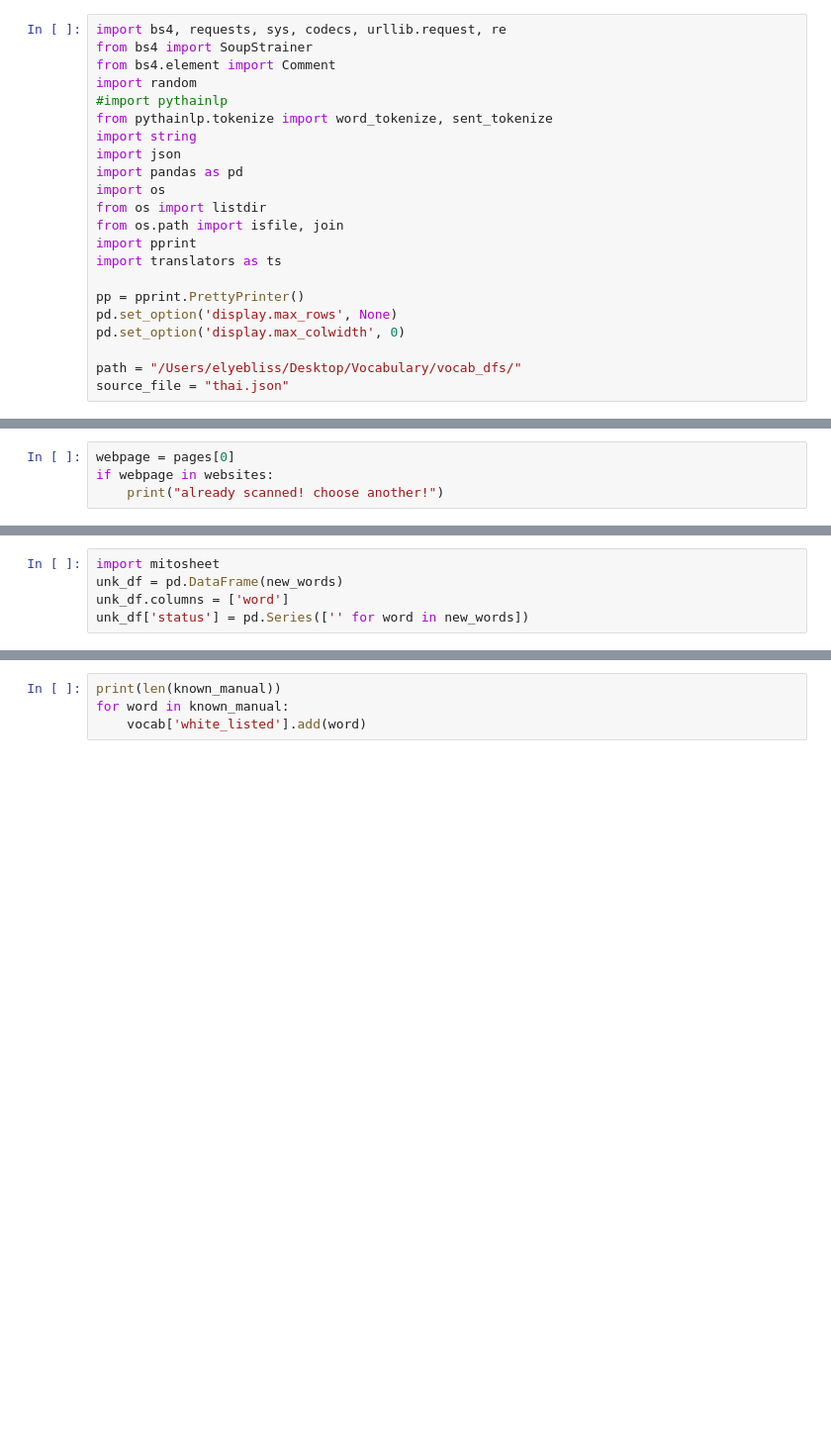
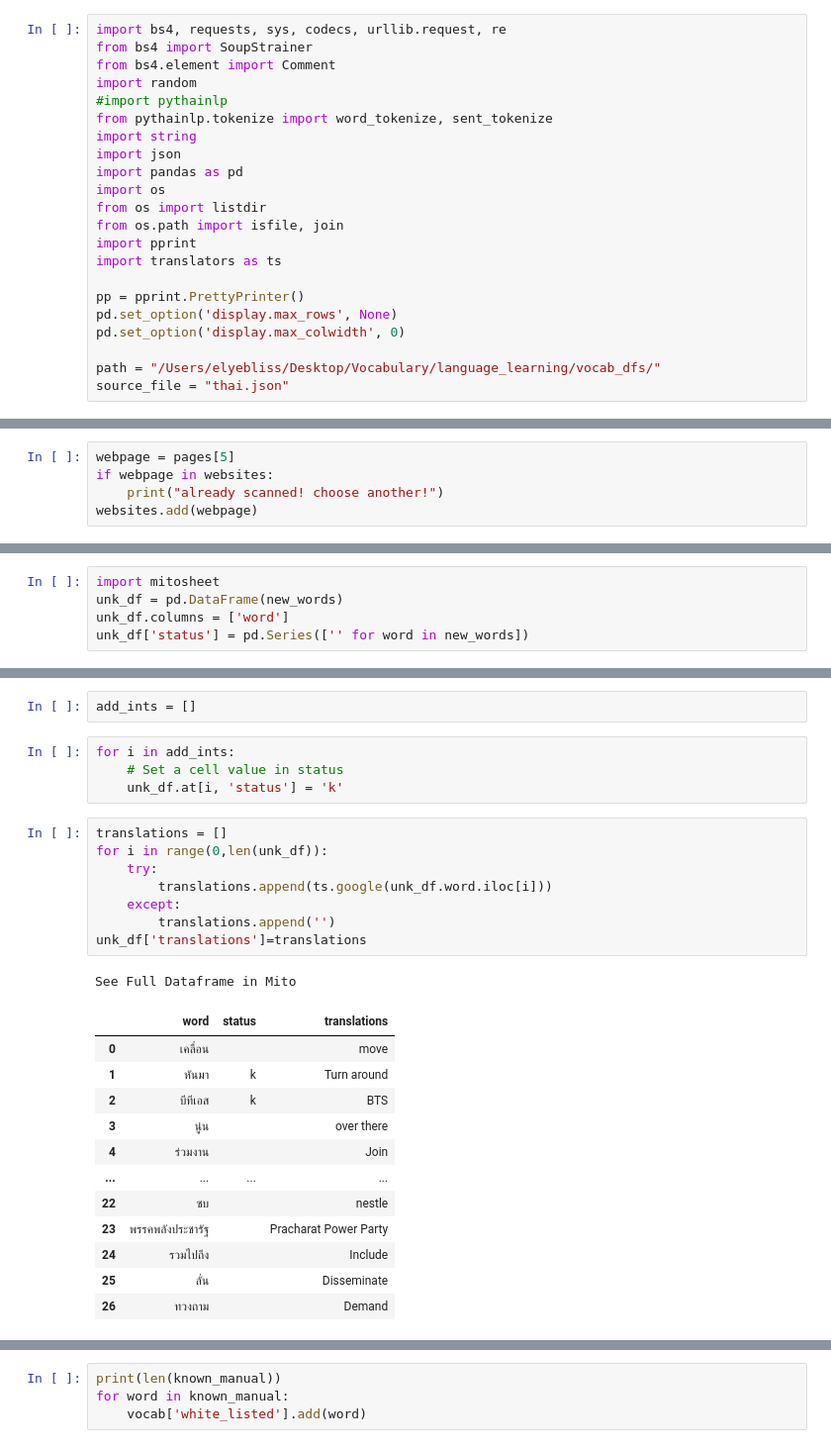
Before and after one commit to elyeb/language_learning, a Jupyter notebook: scripts/thai_data_fetcher.ipynb, the cells around one changed output, grey strips where cells are left out. Shown at 99% size. Cells and saved outputs as stored; diff of their text form; blank space fills up the shorter version.

```diff
--- a/scripts/thai_data_fetcher.ipynb
+++ b/scripts/thai_data_fetcher.ipynb
@@ -30,7 +30,7 @@ pp = pprint.PrettyPrinter()
 pd.set_option('display.max_rows', None)
 pd.set_option('display.max_colwidth', 0)
 
-path = "/Users/elyebliss/Desktop/Vocabulary/vocab_dfs/"
+path = "/Users/elyebliss/Desktop/Vocabulary/language_learning/vocab_dfs/"
 source_file = "thai.json"
 # %% [output]
 Using state Washington server backend.
@@ -307,9 +324,10 @@ page_titles
   "รีวิว 'Collective': นักข่าวไม",
   'https://www.voicetv.co.th/read/bn95YMr0a')]
 # %%
-webpage = pages[0]
+webpage = pages[5]
 if webpage in websites:
     print("already scanned! choose another!")
+websites.add(webpage)
 # %%
 
 with open(path+'viewed_websites_th.txt',"w") as outfile:
@@ -355,0 +361,28 @@ MitoWidget(analysis_data_json='{"analysisName": "id-veadmzbfpr", "analysisToRepl
+# %%
+add_ints = []
+# %%
+for i in add_ints:
+    # Set a cell value in status
+    unk_df.at[i, 'status'] = 'k'
+# %%
+translations = []
+for i in range(0,len(unk_df)):
+    try:
+        translations.append(ts.google(unk_df.word.iloc[i]))
+    except:
+        translations.append('')
+unk_df['translations']=translations
+# %% [output]
+See Full Dataframe in Mito
+|  | word | status | translations |
+| 0 | เคลื่อน |  | move |
+| 1 | หันมา | k | Turn around |
+| 2 | บีทีเอส | k | BTS |
+| 3 | นู่น |  | over there |
+| 4 | ร่วมงาน |  | Join |
+| ... | ... | ... | ... |
+| 22 | ซบ |  | nestle |
+| 23 | พรรคพลังประชารัฐ |  | Pracharat Power Party |
+| 24 | รวมไปถึง |  | Include |
+| 25 | ลั่น |  | Disseminate |
+| 26 | ทวงถาม |  | Demand |
```
Also changed, not shown: parts of 13 cells of this notebook, 19 other files.
